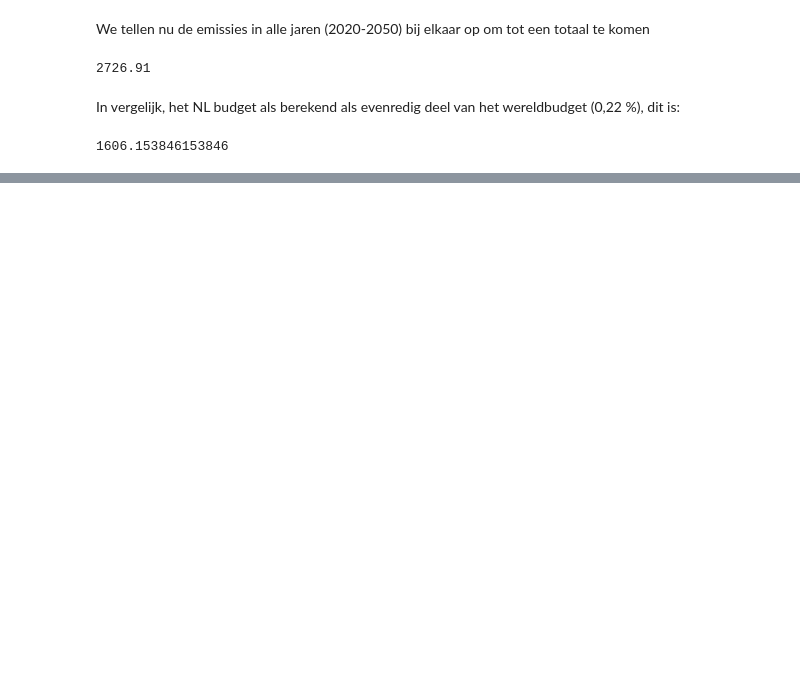
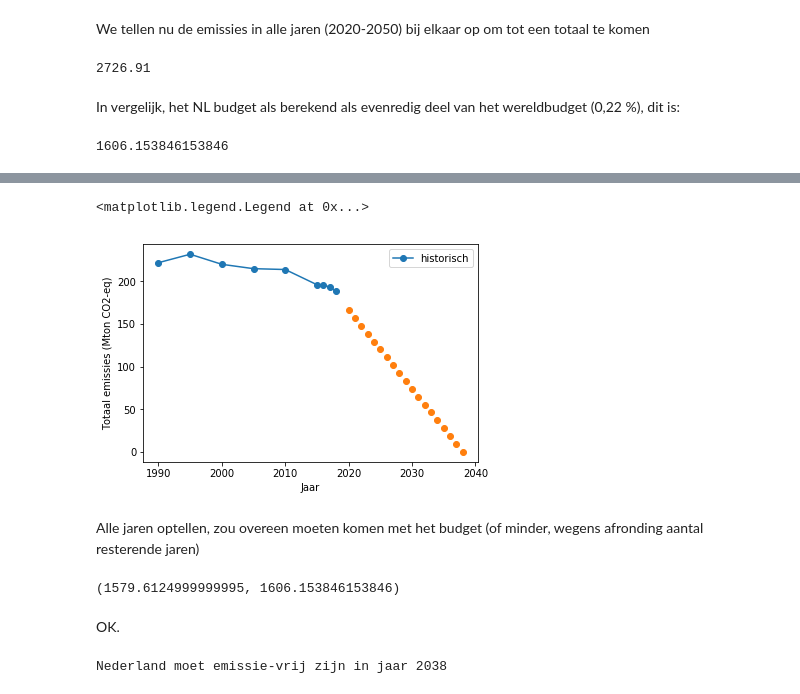
Before and after one commit to lvankampenhout/BKG_emissies_NL, a Jupyter notebook: NL emissies.ipynb, the cells around one changed output, grey strips where cells are left out. Cells and saved outputs as stored; diff of their text form; code cells hidden in the pictures; blank space fills up the shorter version.

```diff
--- a/NL emissies.ipynb
+++ b/NL emissies.ipynb
@@ -132,0 +149,6 @@ Figuur van Twitter , van Stefan Rahmstorf volgens mij. Lineare emissie-afname is
+# %%
+# Gegeven het budget, dit is de tijd die we hebben om de emissies naar nul te brengen
+# voor het gemak van rekenen naar beneden afronden
+# dit getal is INCLUSIEF het startjaar 2020
+jaren_tot_nul = np.int((budget_NL * 2 ) / emis_NL_2020)
+jaren_tot_nul
@@ -132,0 +159,11 @@ Figuur van Twitter , van Stefan Rahmstorf volgens mij. Lineare emissie-afname is
+# %%
+def emissies_parijs(jaar):
+    # endpoint is zero emissions
+    daling_per_jaar = (emis_NL_2020 - 0.0) / (jaren_tot_nul - 1) # EXCLUSIEF startjaar
+    return emis_NL_2020 - daling_per_jaar * (jaar-2020)
+
+assert(np.isclose(emissies_parijs(2020), emis_NL_2020))
+assert(np.isclose(emissies_parijs(2020 + jaren_tot_nul - 1), 0.0))
+# %%
+years3 = np.arange(2020, 2020+jaren_tot_nul)
+emissies3 = list(map(emissies_parijs, years3))
@@ -132,0 +190,22 @@ Figuur van Twitter , van Stefan Rahmstorf volgens mij. Lineare emissie-afname is
+# %%
+plt.plot(emis_NL_jaren, emis_NL, 'o-', label='historisch')
+plt.plot(years3, emissies3, 'o')
+#plt.plot(years2, emissies2, 'o')
+plt.xlabel('Jaar')
+plt.ylabel('Totaal emissies (Mton CO2-eq)')
+plt.legend()
+# %% [output]
+<matplotlib.legend.Legend at 0x...>
+[figure, added]
+# %% [markdown]
+Alle jaren optellen, zou overeen moeten komen met het budget (of minder, wegens afronding aantal resterende jaren)
+# %%
+np.sum(emissies3), budget_NL
+# %% [output]
+(1579.6124999999995, 1606.153846153846)
+# %% [markdown]
+OK.
+# %%
+print('Nederland moet emissie-vrij zijn in jaar {}'.format(years3[-1]))
+# %% [output]
+Nederland moet emissie-vrij zijn in jaar 2038
```
Also changed, not shown: parts of 13 cells of this notebook.
